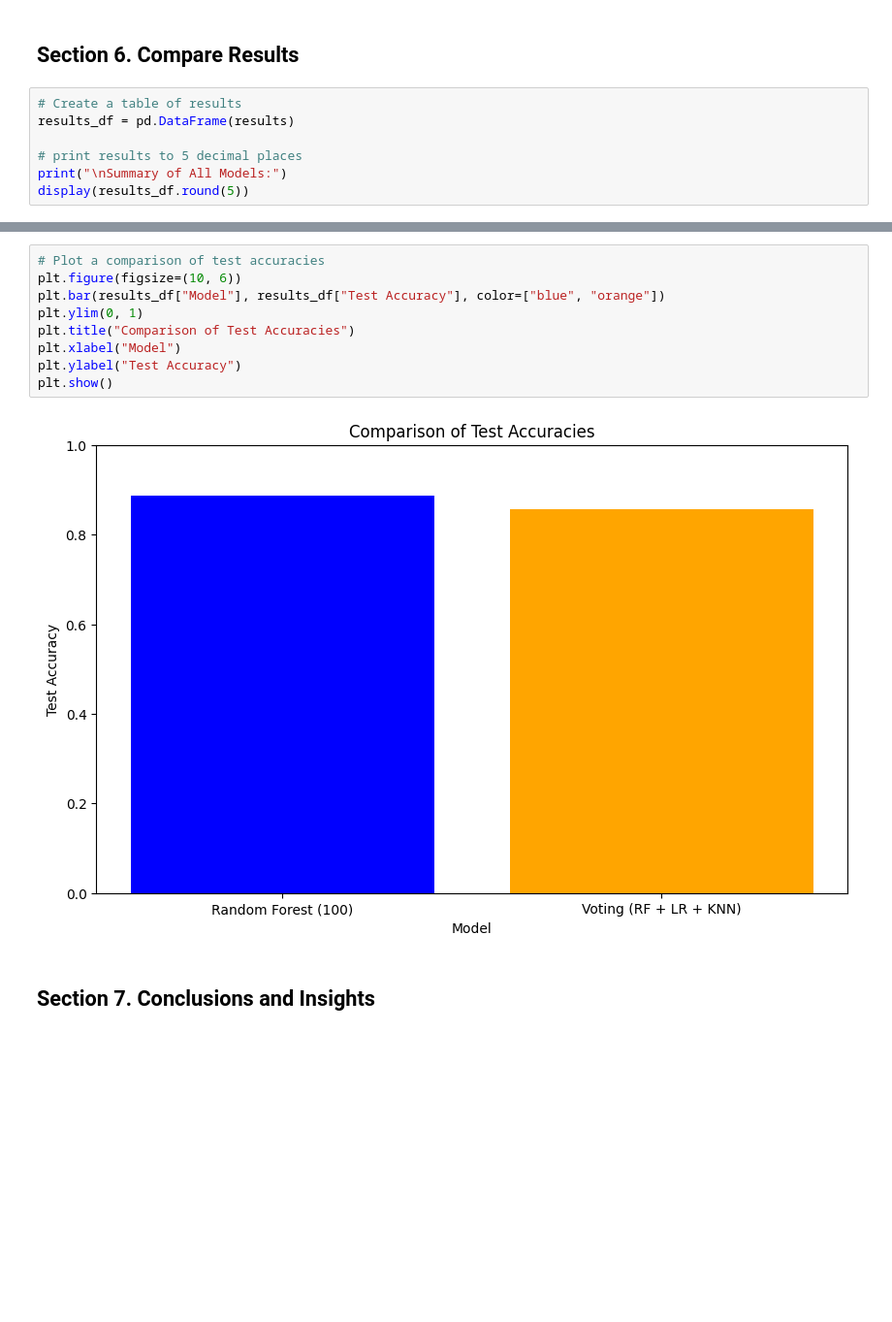
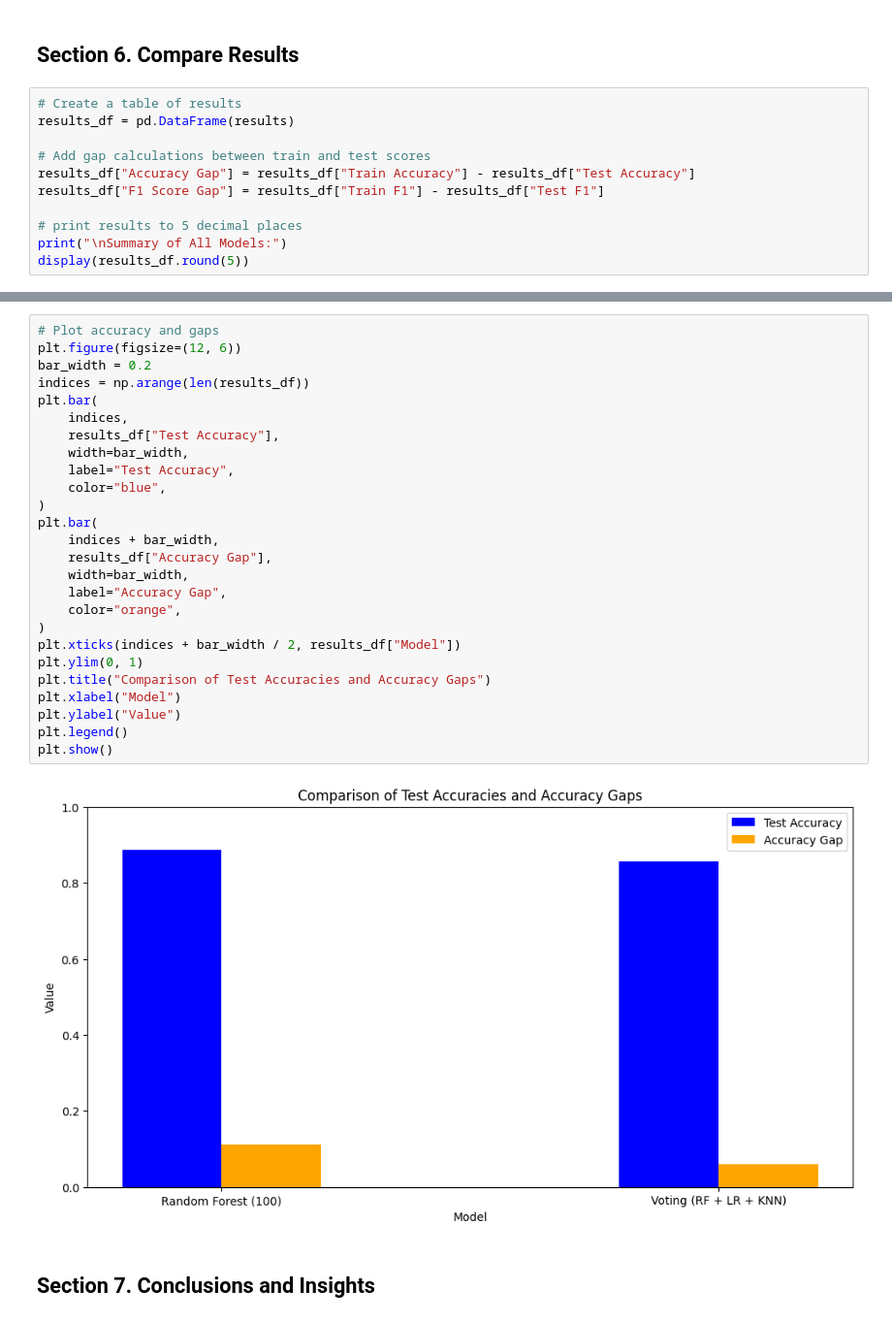
Before and after one commit to bjdawson23/applied-ml-branton, a Jupyter notebook: notebooks/project05/ensemble_branton.ipynb, the cells around one changed output, grey strips where cells are left out. Shown at 97% size. Saved outputs shown, nothing was run; the diff lists cells and outputs as text; blank space fills up the shorter version.

```diff
--- a/notebooks/project05/ml05_branton.ipynb
+++ b/notebooks/project05/ensemble_branton.ipynb
@@ -306,6 +306,10 @@ Summary of Results:
 # Create a table of results
 results_df = pd.DataFrame(results)
 
+# Add gap calculations between train and test scores
+results_df["Accuracy Gap"] = results_df["Train Accuracy"] - results_df["Test Accuracy"]
+results_df["F1 Score Gap"] = results_df["Train F1"] - results_df["Test F1"]
+
 # print results to 5 decimal places
 print("\nSummary of All Models:")
 display(results_df.round(5))
@@ -317,14 +321,31 @@ Summary of All Models:
 # %%
-# Plot a comparison of test accuracies
-plt.figure(figsize=(10, 6))
-plt.bar(results_df["Model"], results_df["Test Accuracy"], color=["blue", "orange"])
+# Plot accuracy and gaps
+plt.figure(figsize=(12, 6))
+bar_width = 0.2
+indices = np.arange(len(results_df))
+plt.bar(
+    indices,
+    results_df["Test Accuracy"],
+    width=bar_width,
+    label="Test Accuracy",
+    color="blue",
+)
+plt.bar(
+    indices + bar_width,
+    results_df["Accuracy Gap"],
+    width=bar_width,
+    label="Accuracy Gap",
+    color="orange",
+)
+plt.xticks(indices + bar_width / 2, results_df["Model"])
 plt.ylim(0, 1)
-plt.title("Comparison of Test Accuracies")
+plt.title("Comparison of Test Accuracies and Accuracy Gaps")
 plt.xlabel("Model")
-plt.ylabel("Test Accuracy")
+plt.ylabel("Value")
+plt.legend()
 plt.show()
 # %% [output]
-[figure, old version]
+[figure, new version]
 # %% [markdown]
 ## Section 7. Conclusions and Insights
 # %% [markdown]
```
Also changed, not shown: parts of 1 cell of this notebook, 2 other files.
